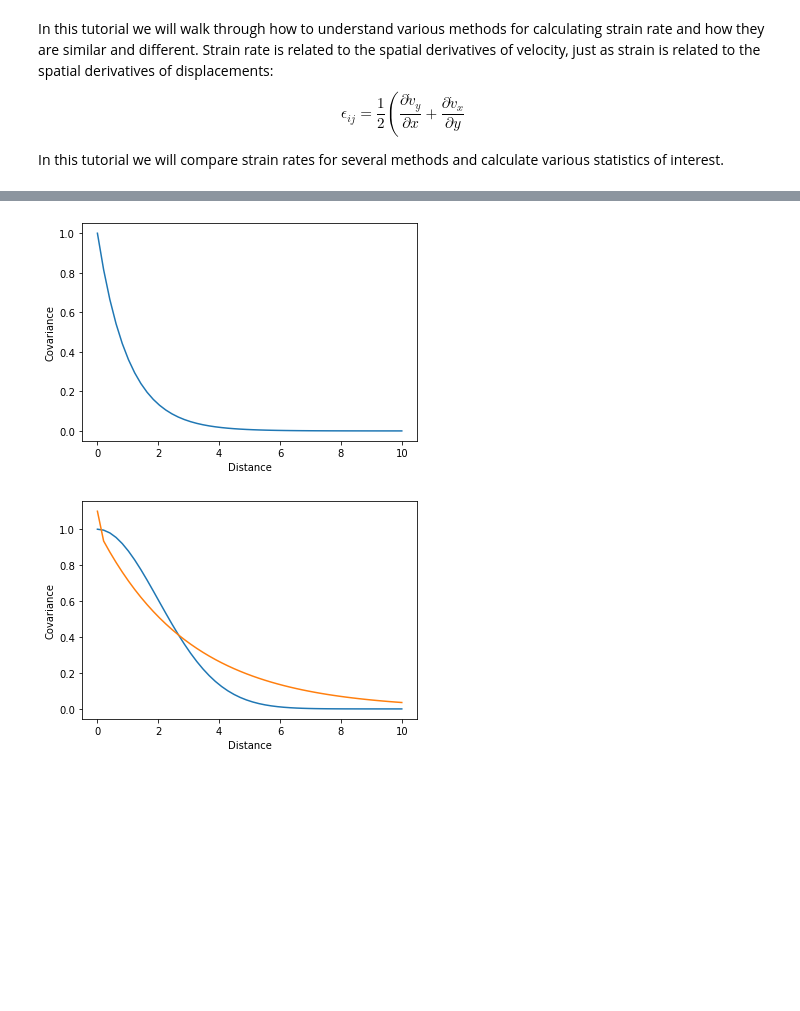
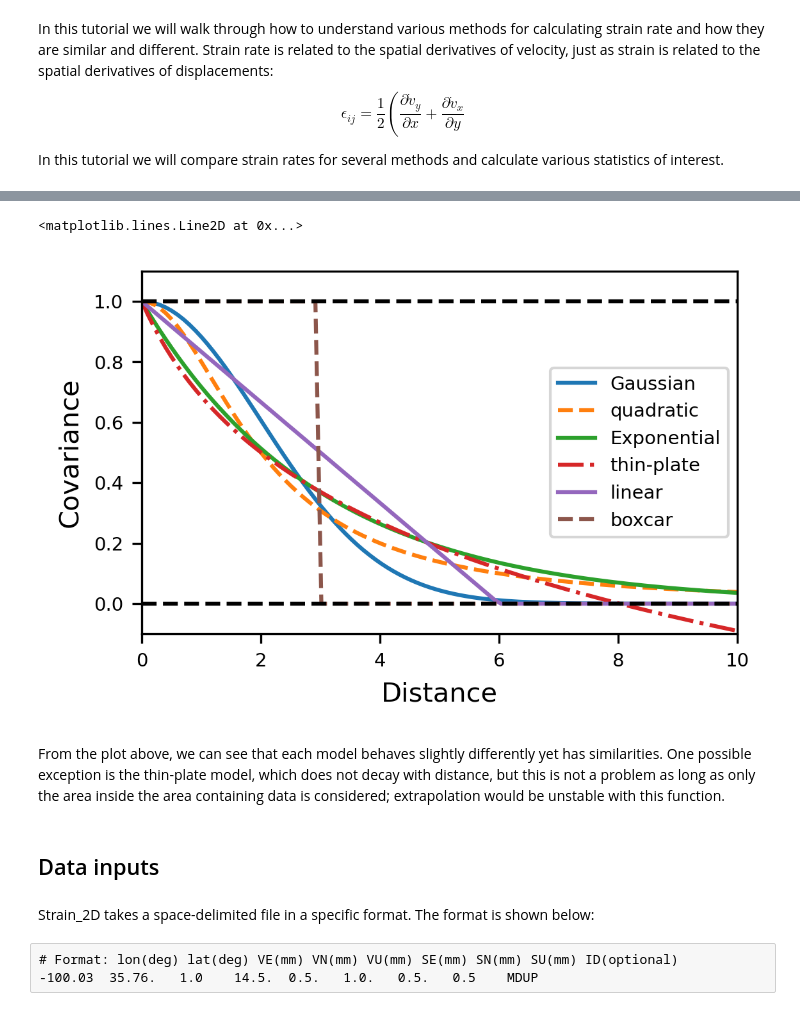
Before and after one commit to kmaterna/Strain_2D, a Jupyter notebook: example/tutorial.ipynb, the cells around one changed output, grey strips where cells are left out. Cells and saved outputs as stored; diff of their text form; code cells hidden in the pictures; blank space fills up the shorter version.

```diff
--- a/example/tutorial.ipynb
+++ b/example/tutorial.ipynb
@@ -28,6 +58,6 @@ These three fundamental properties of any interpolation scheme can be visualized
 # %%
 # distance
-h = np.linspace(0,10)
+h = np.linspace(0,20, 200)
 
 # various covariance functions
 
@@ -38,5 +68,5 @@ def whiteNoise(h, nugget):
     out[h==0] = nugget
     return out
 
-plotCov(h, whiteNoise(h, 1))
+plotCov(h, whiteNoise(h, 1), namelist=['whitenoise'])
 # %% [output]
@@ -56,9 +86,6 @@ plotCov(h, Gaussian(h, 1, 2, 0.5)) # here a range of 2
 # %%
 # An Exponential model, with the same parameters as a Gaussian but a different behavior at short distances
+# geostats can use an Exponential covariance model to calculate weights
 def Exponential(h, sill, range, nugget=None):
     out = sill * np.exp(-.5 * (h / range))
     return [out + nugget * (h==0) if nugget is not None else out][0]
-
-plotCov(h, Exponential(h, 1, 0.5, 0)) # here a range of 0.5
-# %% [output]
-[figure, removed]
@@ -65,10 +97,60 @@ plotCov(h, Exponential(h, 1, 0.5, 0)) # here a range of 0.5
+# %%
+# if you can have a quadratic you can have a linear! Not currently used by any of the Strain_2D methods but one could implement one
+# this is 1/r, or Inverse-distance weighting
+def linear(h, sill, range, nugget=None):
+    output = sill - (sill / range) * h
+    output[output < 0] = 0.
+    return output + nugget * (h == 0)
+# %%
+# Local average gradient (LAG) uses a boxcar-like window function
+# Note that this is *NOT* going to work as a covariance matrix, because it will in general not be positive semidefinite
+def boxcar(h, sill, range, nugget=None):
+    return sill * (h < range) + nugget * (h == 0)
+# %%
+# GPSgridder uses Green's functions for point (body) forces in an elastic thin plate to interpolate. The basic solution is ln(r)
+def thin_plate(h, sill, range, nugget=None):
+    return sill- (1/range) * np.log(h + 1)
 # %%
 # We can compare multiple models
 # Note that even when the effective length scales are similar, the behavior is different due to the different models
+# plotCov(
+#     h,
+#     Gaussian(h, 1, 2, 0),
+#     Exponential(h, 1, 1.5, 0),
+#     quadratic(h, 1, 2, 0),
+#     # linear(h, 1, 6, 0),
+#     # boxcar(h, 1, 3, 0),
+#     namelist=['Gaussian', 'Exponential', 'quadratic',],
+# )
 plotCov(
     h,
-    Gaussian(h, 1, 2),
-    Exponential(h, 1, 1.5, 0.1),
+
+    # Gaussian and quadratic models have a similar short-distance behavior while Gaussian decays faster at long distances
+    Gaussian(h, 1, 2, 0),
+    quadratic(h, 1, 2, 0),
+
+    # Exponential and thin-plate models behave similarly at short distances but diverage at long distances
+    # The thin-plate model is not positive semi-definite
+    Exponential(h, 1, 1.5, 0),
+    thin_plate(h, 1, 2.2, 0),
+
+    # Linear and boxcar models can be thought of as simple approximations to a gradually decaying curve
+    linear(h, 1, 6, 0),
+    boxcar(h, 1, 3, 0),
+
+    namelist=['Gaussian', 'quadratic','Exponential', 'thin-plate', 'linear', 'boxcar'],
 )
+
+plt.axhline(y=1,linestyle='--', c='k')
 # %% [output]
+<matplotlib.lines.Line2D at 0x...>
-[figure, old version]
+[figure, new version]
+# %% [markdown]
+From the plot above, we can see that each model behaves slightly differently yet has similarities. One possible exception is the thin-plate model, which does not decay with distance, but this is not a problem as long as only the area inside the area containing data is considered; extrapolation would be unstable with this function.
+# %% [markdown]
+## Data inputs
+# %% [markdown]
+Strain_2D takes a space-delimited file in a specific format. The format is shown below:
+# %% [raw]
+# Format: lon(deg) lat(deg) VE(mm) VN(mm) VU(mm) SE(mm) SN(mm) SU(mm) ID(optional)
+-100.03  35.76.   1.0    14.5.  0.5.   1.0.   0.5.   0.5    MDUP
```
Also changed, not shown: parts of 21 cells of this notebook.
